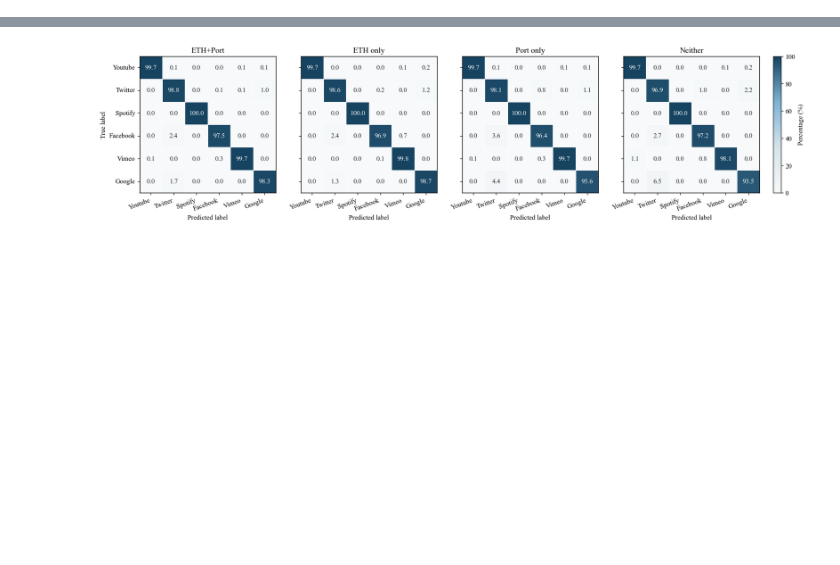
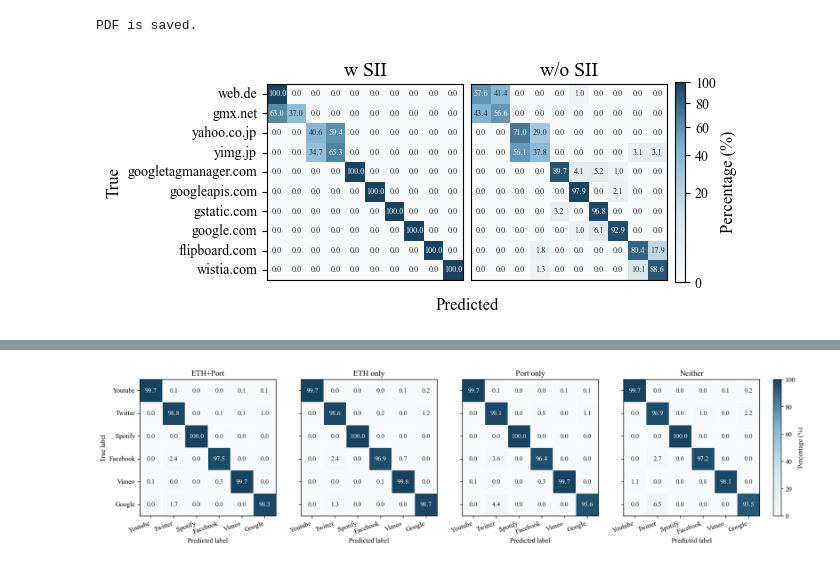
Before and after one commit to RakuLomis/traffic_encoder, a Jupyter notebook: visualization_impact_mac_port.ipynb, the cells around one changed output, grey strips where cells are left out. Saved outputs shown, nothing was run; the diff lists cells and outputs as text; code cells hidden in the pictures; blank space fills up the shorter version.

```diff
--- a/visualization_impact_mac_port.ipynb
+++ b/visualization_impact_mac_port.ipynb
@@ -35,0 +113,19 @@ titles = [
+# %%
+fig = plot_confusion_matrix_global_representative(
+    cm_list=cm_list,   # DataFrame list
+    titles=titles,
+    repr_labels=cipher_repr_labels,
+    tick_fontsize=12,
+    title_fontsize=14,
+    cell_scale=0.28,
+    global_xlabel_y=0.1,
+    annot=True,
+    annot_fontsize=6,
+)
+plt.savefig(os.path.join(cm_dir, 'impact_sii_cipher_cm.pdf'), format="pdf", bbox_inches='tight')
+print("PDF is saved.")
+plt.show()
+plt.close()
+# %% [output]
+PDF is saved.
+[figure, added]
```
Also changed, not shown: parts of 12 cells of this notebook, 3 other files.
